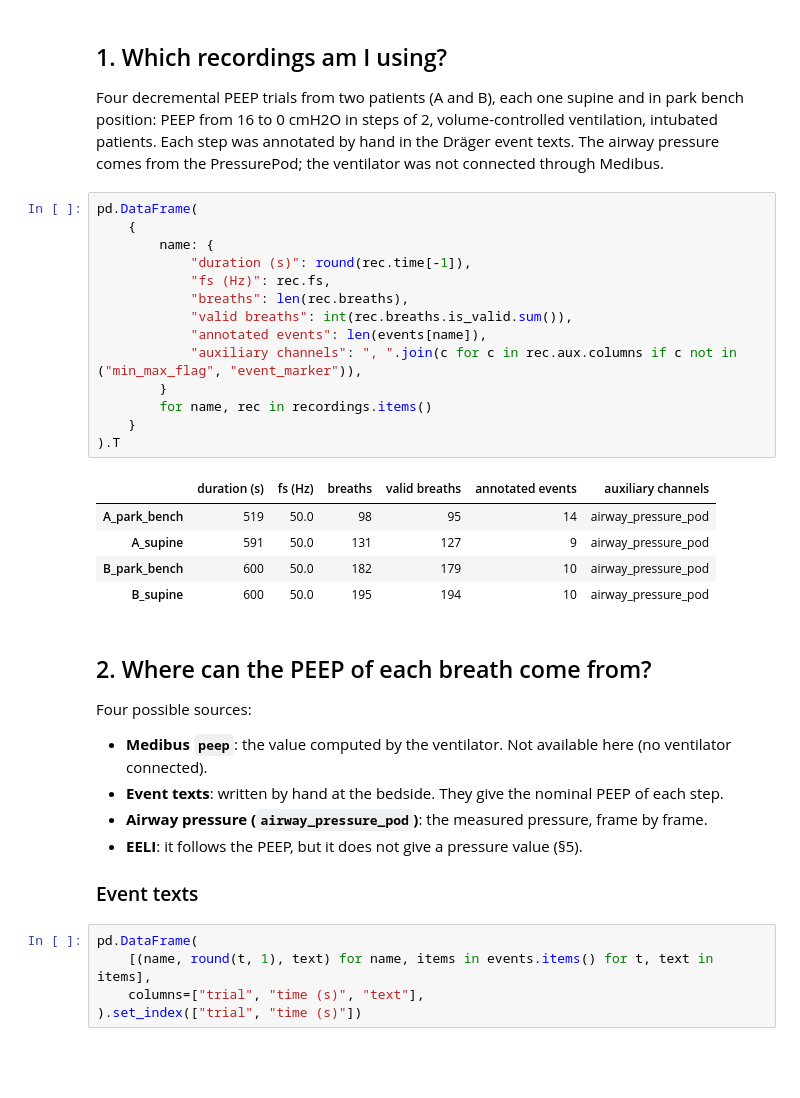
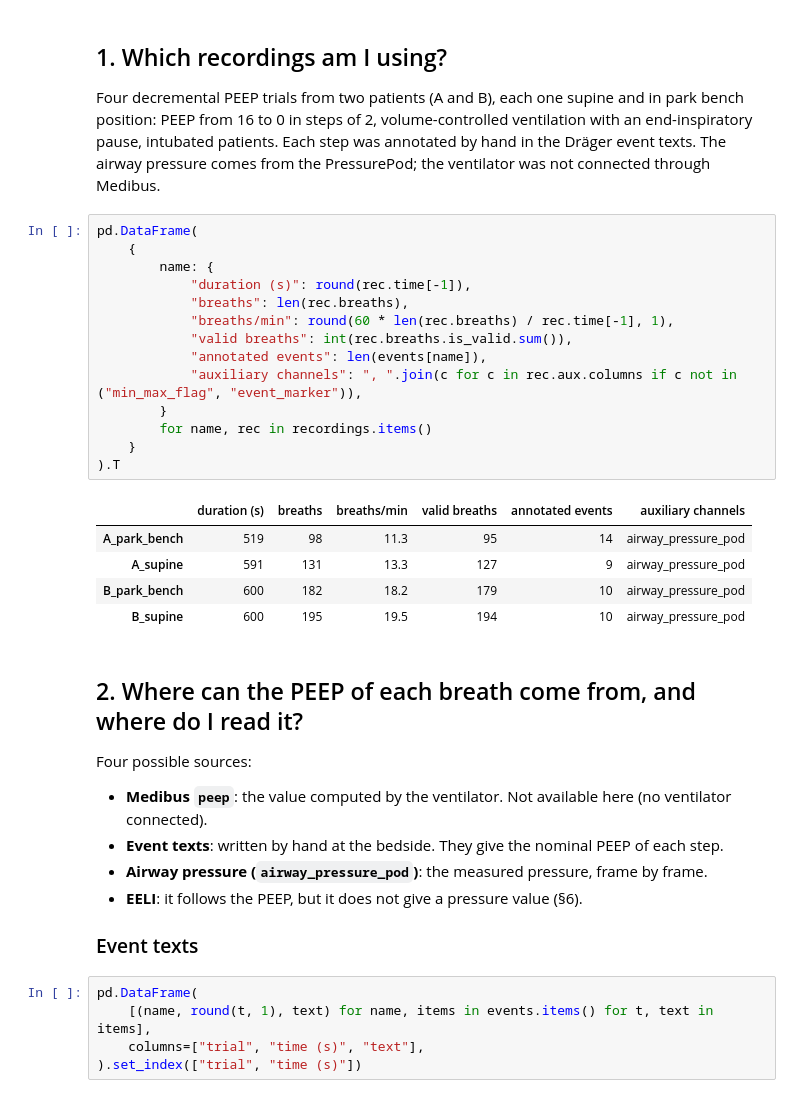
Before and after one commit to Kernel236/fastEIT, a Jupyter notebook: notebooks/06_peep_trial_segmentation.ipynb, the cells around one changed output. Cells and saved outputs as stored; diff of their text form; blank space fills up the shorter version.

```diff
--- a/notebooks/06_peep_trial_segmentation.ipynb
+++ b/notebooks/06_peep_trial_segmentation.ipynb
@@ -60,37 +65,38 @@ list(recordings)
 ## 1. Which recordings am I using?
 
 Four decremental PEEP trials from two patients (A and B), each one supine and in park bench position: PEEP from 16 to
-0 cmH2O in steps of 2, volume-controlled ventilation, intubated patients. Each step was annotated by hand in the Dräger
-event texts. The airway pressure comes from the PressurePod; the ventilator was not connected through Medibus.
+0 in steps of 2, volume-controlled ventilation with an end-inspiratory pause, intubated patients. Each step was
+annotated by hand in the Dräger event texts. The airway pressure comes from the PressurePod; the ventilator was not
+connected through Medibus.
 # %%
 pd.DataFrame(
     {
         name: {
             "duration (s)": round(rec.time[-1]),
-            "fs (Hz)": rec.fs,
             "breaths": len(rec.breaths),
+            "breaths/min": round(60 * len(rec.breaths) / rec.time[-1], 1),
             "valid breaths": int(rec.breaths.is_valid.sum()),
             "annotated events": len(events[name]),
             "auxiliary channels": ", ".join(c for c in rec.aux.columns if c not in ("min_max_flag", "event_marker")),
         }
         for name, rec in recordings.items()
     }
 ).T
 # %% [output]
-|  | duration (s) | fs (Hz) | breaths | valid breaths | annotated events | auxiliary channels |
-| A_park_bench | 519 | 50.0 | 98 | 95 | 14 | airway_pressure_pod |
-| A_supine | 591 | 50.0 | 131 | 127 | 9 | airway_pressure_pod |
-| B_park_bench | 600 | 50.0 | 182 | 179 | 10 | airway_pressure_pod |
-| B_supine | 600 | 50.0 | 195 | 194 | 10 | airway_pressure_pod |
+|  | duration (s) | breaths | breaths/min | valid breaths | annotated events | auxiliary channels |
+| A_park_bench | 519 | 98 | 11.3 | 95 | 14 | airway_pressure_pod |
+| A_supine | 591 | 131 | 13.3 | 127 | 9 | airway_pressure_pod |
+| B_park_bench | 600 | 182 | 18.2 | 179 | 10 | airway_pressure_pod |
+| B_supine | 600 | 195 | 19.5 | 194 | 10 | airway_pressure_pod |
 # %% [markdown]
-## 2. Where can the PEEP of each breath come from?
+## 2. Where can the PEEP of each breath come from, and where do I read it?
 
 Four possible sources:
 
 - **Medibus `peep`**: the value computed by the ventilator. Not available here (no ventilator connected).
 - **Event texts**: written by hand at the bedside. They give the nominal PEEP of each step.
 - **Airway pressure (`airway_pressure_pod`)**: the measured pressure, frame by frame.
-- **EELI**: it follows the PEEP, but it does not give a pressure value (§5).
+- **EELI**: it follows the PEEP, but it does not give a pressure value (§6).
 
 ### Event texts
 # %%
```
Also changed, not shown: parts of 49 cells of this notebook.
